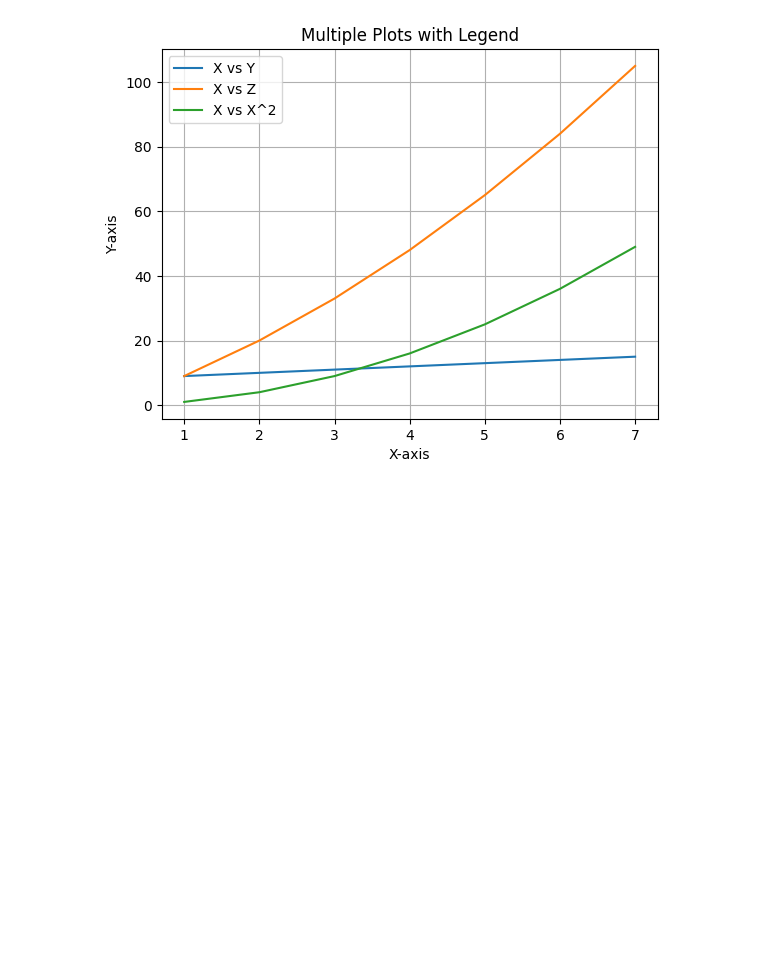
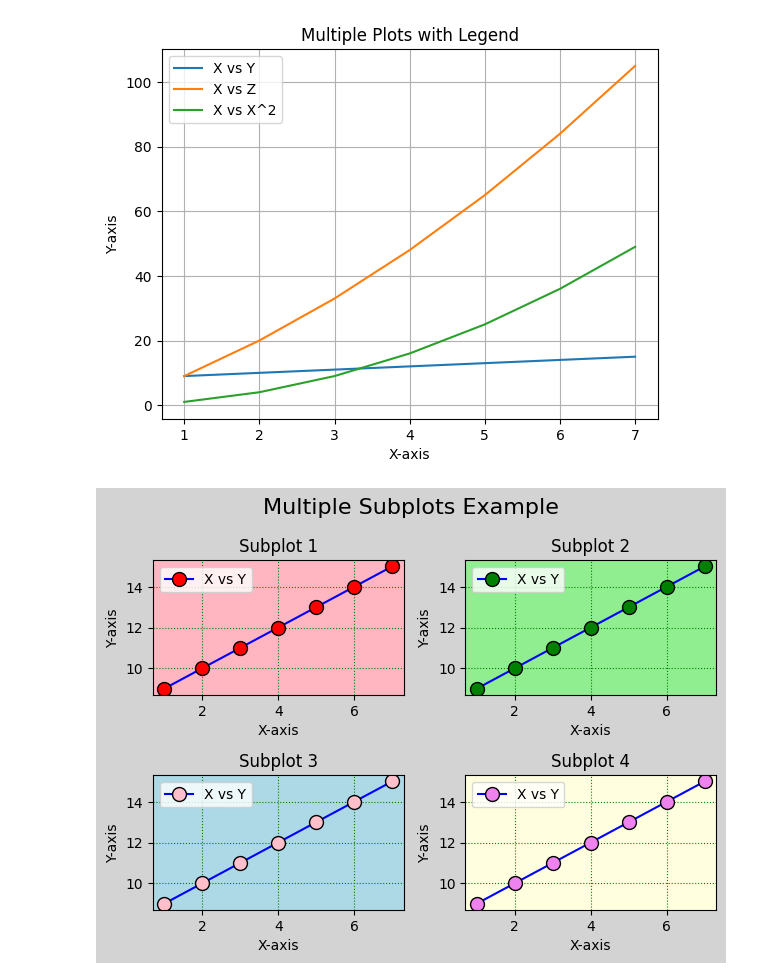
Before and after one commit to sangu0005/data_analysis_workspace, a Jupyter notebook: Maplotlib.ipynb, the cells around one changed output. Drawn from its saved outputs; the diff is of its cells as text; code cells hidden in the pictures; blank space fills up the shorter version.

```diff
--- a/Maplotlib.ipynb
+++ b/Maplotlib.ipynb
@@ -31,3 +31,45 @@ plt.title('Multiple Plots with Legend')
 # %% [output]
 Text(0.5, 1.0, 'Multiple Plots with Legend')
 [figure]
+# %%
+plt.subplot(2,2,1)
+plt.plot(x,y, label = 'X vs Y',color = 'blue', marker = 'o', markersize = 10, mfc = 'red', mec = 'black')
+plt.grid(ls= 'dotted', color = 'green')
+plt.xlabel('X-axis')
+plt.ylabel('Y-axis')
+plt.title('Subplot 1')
+plt.legend()
+plt.gca().set_facecolor('lightpink')
+
+plt.subplot(2,2,2)
+plt.plot(x,y, label = 'X vs Y',color = 'blue', marker = 'o', markersize = 10, mfc = 'green', mec = 'black')
+plt.grid(ls= 'dotted', color = 'green')
+plt.xlabel('X-axis')
+plt.ylabel('Y-axis')
+plt.title('Subplot 2')
+plt.legend()
+plt.gca().set_facecolor('lightgreen')
+
+plt.subplot(2,2,3)
+plt.plot(x,y, label = 'X vs Y',color = 'blue', marker = 'o', markersize = 10, mfc = 'pink', mec = 'black')
+plt.grid(ls= 'dotted', color = 'green')
+plt.xlabel('X-axis')
+plt.ylabel('Y-axis')
+plt.title('Subplot 3')
+plt.legend()
+plt.gca().set_facecolor('lightblue')
+
+plt.subplot(2,2,4)
+plt.plot(x,y, label = 'X vs Y',color = 'blue', marker = 'o', markersize = 10, mfc = 'violet', mec = 'black')
+plt.grid(ls= 'dotted', color = 'green')
+plt.xlabel('X-axis')
+plt.ylabel('Y-axis')
+plt.title('Subplot 4')
+plt.legend()
+plt.gca().set_facecolor('lightyellow')
+
+plt.suptitle('Multiple Subplots Example', fontsize=16)
+plt.tight_layout()
+plt.gcf().set_facecolor('lightgray')
+# %% [output]
+[figure, added]
```
